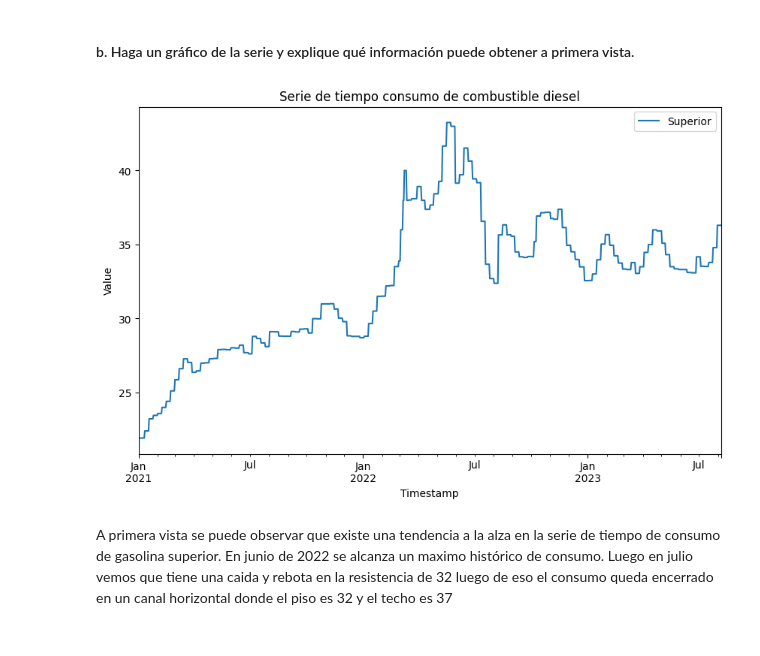
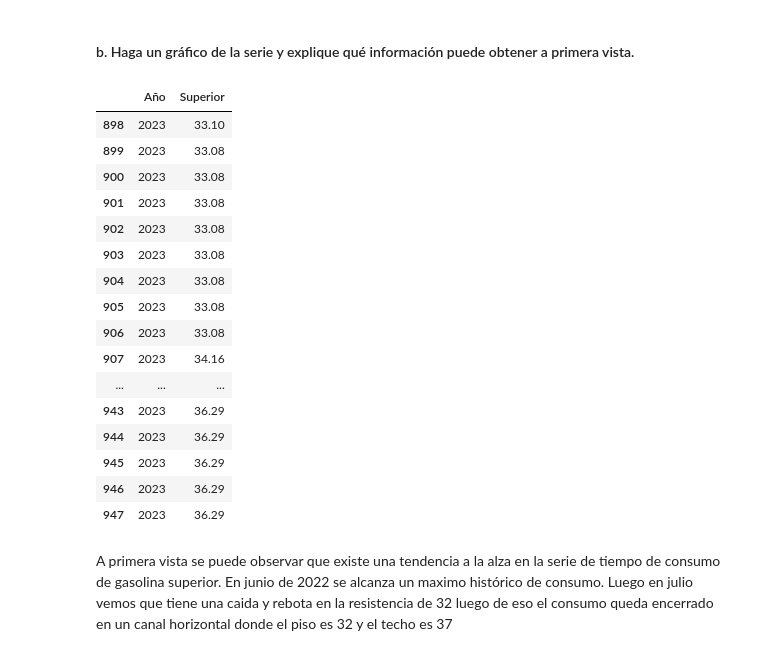
Before and after one commit to Daniel14gonc/Lab2_DS, a Jupyter notebook: lab2_PP.ipynb, the cells around one changed output. Drawn from its saved outputs; the diff is of its cells as text; code cells hidden in the pictures.

```diff
--- a/lab2_PP.ipynb
+++ b/lab2_PP.ipynb
@@ -306,17 +306,37 @@ La frecuencia es diaria
 # %% [markdown]
 #### b. Haga un gráfico de la serie y explique qué información puede obtener a primera vista.
 # %%
-promedio_super = consumo[["FECHA", "Superior"]].copy()
-# promedio_super = promedio_super[promedio_super["FECHA"].dt.year >= 2020]
-promedio_super["FECHA"] = pd.to_datetime(promedio_super["FECHA"])
-promedio_super = promedio_super.set_index("FECHA")
-promedio_super.plot(figsize=(10, 6))
-plt.xlabel('Timestamp')
-plt.ylabel('Value')
-plt.title('Serie de tiempo consumo de combustible diesel')
-plt.show()
+promedio_super = consumo[["Año", "Superior"]].copy()
+#promedio_super["FECHA"] = pd.to_datetime(promedio_super["FECHA"])
+#promedio_super.set_index("FECHA",inplace=True)
+promedio_super_train = promedio_super[promedio_super["Año"] <= 2020].copy()
+promedio_super_test = promedio_super[promedio_super["Año"] > 2020].copy()
+
+promedio_super.tail(50)
+
+# promedio_super_train.plot(figsize=(10, 10))
+# plt.xlabel('Timestamp')
+# plt.ylabel('Value')
+# plt.title('Serie de tiempo consumo de combustible diesel')
+# plt.show()
 # %% [output]
-[figure, removed]
+|  | Año | Superior |
+| 898 | 2023 | 33.10 |
+| 899 | 2023 | 33.08 |
+| 900 | 2023 | 33.08 |
+| 901 | 2023 | 33.08 |
+| 902 | 2023 | 33.08 |
+| 903 | 2023 | 33.08 |
+| 904 | 2023 | 33.08 |
+| 905 | 2023 | 33.08 |
+| 906 | 2023 | 33.08 |
+| 907 | 2023 | 34.16 |
+| ... | ... | ... |
+| 943 | 2023 | 36.29 |
+| 944 | 2023 | 36.29 |
+| 945 | 2023 | 36.29 |
+| 946 | 2023 | 36.29 |
+| 947 | 2023 | 36.29 |
 # %% [markdown]
 A primera vista se puede observar que existe una tendencia a la alza en la serie de tiempo de consumo de gasolina superior. En junio de 2022 se alcanza un maximo histórico de consumo. Luego en julio vemos que tiene una caida  y rebota en la resistencia de 32 luego de eso el consumo queda encerrado en un canal horizontal donde el piso es 32 y el techo es 37
 # %% [markdown]
```
Also changed, not shown: parts of 1 cell of this notebook, 29 other files.
